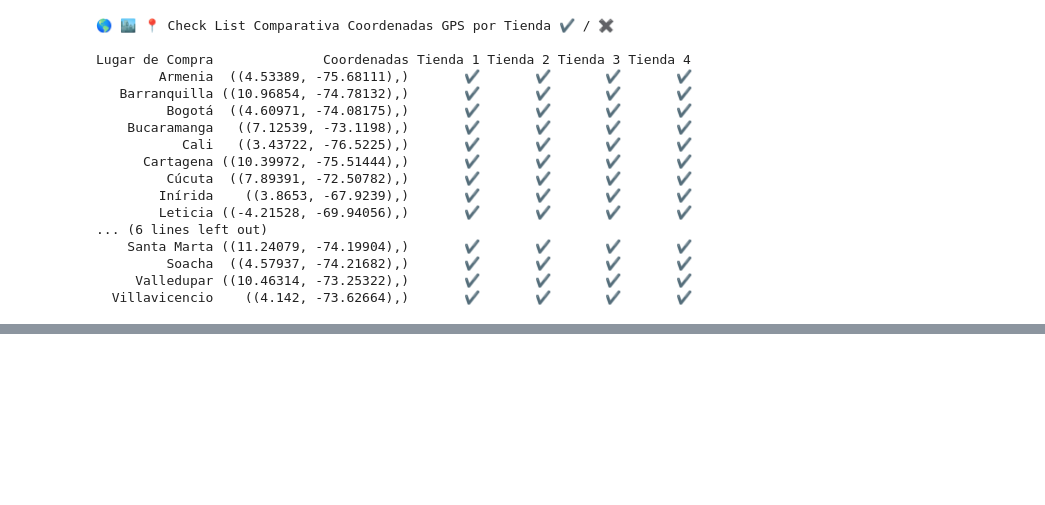
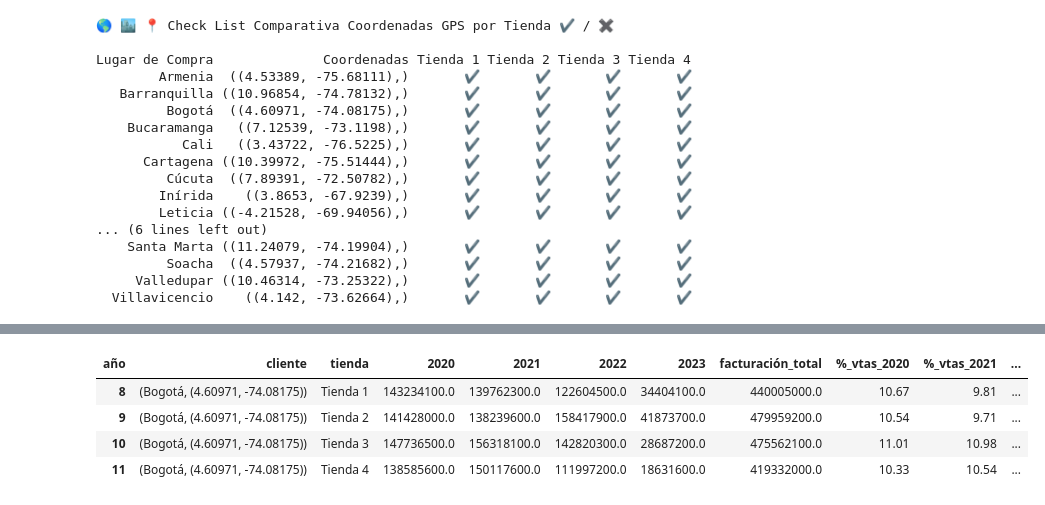
Before and after one commit to EuniceGarcia503/Challenge1_AluraStore, a Jupyter notebook: AluraStoreLatam.ipynb, the cells around one changed output, grey strips where cells are left out. Drawn from its saved outputs; the diff is of its cells as text; code cells hidden in the pictures; blank space fills up the shorter version.

```diff
--- a/AluraStoreLatam.ipynb
+++ b/AluraStoreLatam.ipynb
@@ -1447,0 +1527,83 @@ print()
+# %%
+#Código para calcular la participación de las compras del cliente en las ventas globales.
+#realizamos copia de las ventas totales por cliente y tienda.
+compras_cliente_consolidado_copia = compras_cliente_consolidado.copy()
+#Declaramos 2 listas importantes.
+#Definimos lista lista_cliente a los clientes únicos.
+lista_cliente = list(compras_cliente_consolidado_copia['cliente'].unique())
+#Definimos lista nombre_zona para las zonas donde habita el cliente.
+nombre_zona = list(compras_cliente_consolidado_copia['Lugar de Compra'].unique())
+
+# facturacion_year_cliente_tienda contiene la facturación anual por cliente y tienda.
+facturacion_year_cliente_tienda = {}
+
+#Función factura_cliente_tienda_year calcula la factura anual por cliente y tienda.
+def factura_cliente_tienda_year(df, cliente, year, tienda):
+  global facturacion_year_cliente_tienda
+  facturacion_year_cliente_tienda = (
+    compras_cliente_consolidado
+    .groupby(['cliente', 'Tienda', 'Año'])['Compra']
+    .sum()
+    .to_dict()
+)
+
+# recorrer todos los clientes, años y tiendas
+for cliente,year,tienda in zip(lista_cliente,periodos_años,nombre_tienda):
+    for year in periodos_años:
+        for tienda in nombre_tienda:
+            factura_cliente_tienda_year(compras_cliente_consolidado, cliente, year, tienda)
+
+zona_coor = compras_cliente_consolidado_copia.set_index('cliente')['Lugar de Compra'].to_dict()
+
+# Crear las tuplas de datos con cliente = (zona, coordenada)
+datos = [
+    ((zona_coor[cliente], cliente), tienda, year, facturacion)
+    for (cliente, tienda, year), facturacion in facturacion_year_cliente_tienda.items()
+]
+
+# Crear DataFrame a partir de la lista de tuplas
+df_facturacion = pd.DataFrame(datos, columns=['cliente', 'tienda', 'año', 'facturacion'])
+
+# Generar resumen
+df_resumen = (
+    df_facturacion
+    .groupby(['cliente', 'tienda', 'año'])['facturacion']
+    .sum()
+    .reset_index()
+    .pivot_table(index=['cliente', 'tienda'], columns='año', values='facturacion', fill_value=0)
+    .reset_index()
+)
+
+# Calcular la columna de total de facturación
+df_resumen['facturación_total'] = df_resumen.loc[:, df_resumen.columns[2:]].sum(axis=1)
+
+#Filtraremos una muestra de los cuyas compras representan el 80% de las ventas totales.
+#Visualicemos su aportación anual.
+
+# primero identificamos las columnas de los años
+cols_años = [col for col in df_resumen.columns if isinstance(col, int) or str(col).isdigit()]
+
+# para cada año calculamos el total global de ventas en ese año
+for año in cols_años:
+    total_año = df_resumen[año].sum()
+    df_resumen[f'%_vtas_{año}'] = (df_resumen[año] / total_año * 100).round(2)
+
+
+
+#Agrego columna de acumulado.
+# Filtrar las columnas que comienzan con '%_vtas_'
+df_resumen.columns = df_resumen.columns.astype(str)
+
+cols_participacion = [col for col in df_resumen.columns if col.startswith('%_vtas_')]
+
+# Sumar las columnas por fila
+df_resumen['participacion_acumulado'] = df_resumen[cols_participacion].sum(axis=1)
+
+#Generemos visualización.
+df_resumen[df_resumen['cliente'] == ('Bogotá', (4.60971, -74.08175))]
+# %% [output]
+| año | cliente | tienda | 2020 | 2021 | 2022 | 2023 | facturación_total | %_vtas_2020 | %_vtas_2021 | ... |
+| 8 | (Bogotá, (4.60971, -74.08175)) | Tienda 1 | 143234100.0 | 139762300.0 | 122604500.0 | 34404100.0 | 440005000.0 | 10.67 | 9.81 | ... |
+| 9 | (Bogotá, (4.60971, -74.08175)) | Tienda 2 | 141428000.0 | 138239600.0 | 158417900.0 | 41873700.0 | 479959200.0 | 10.54 | 9.71 | ... |
+| 10 | (Bogotá, (4.60971, -74.08175)) | Tienda 3 | 147736500.0 | 156318100.0 | 142820300.0 | 28687200.0 | 475562100.0 | 11.01 | 10.98 | ... |
+| 11 | (Bogotá, (4.60971, -74.08175)) | Tienda 4 | 138585600.0 | 150117600.0 | 111997200.0 | 18631600.0 | 419332000.0 | 10.33 | 10.54 | ... |
```
Also changed, not shown: parts of 5 cells of this notebook.
